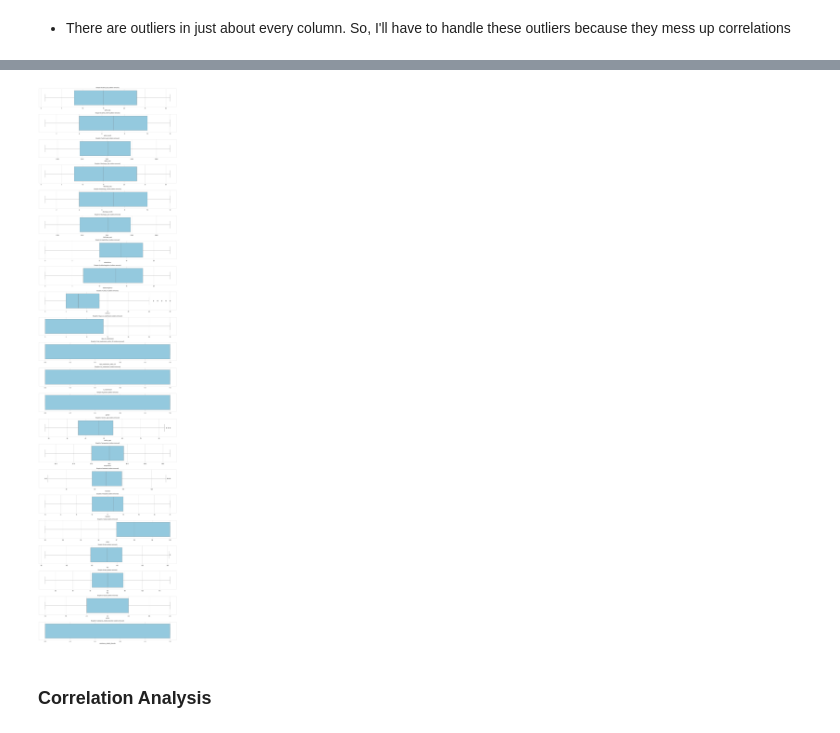
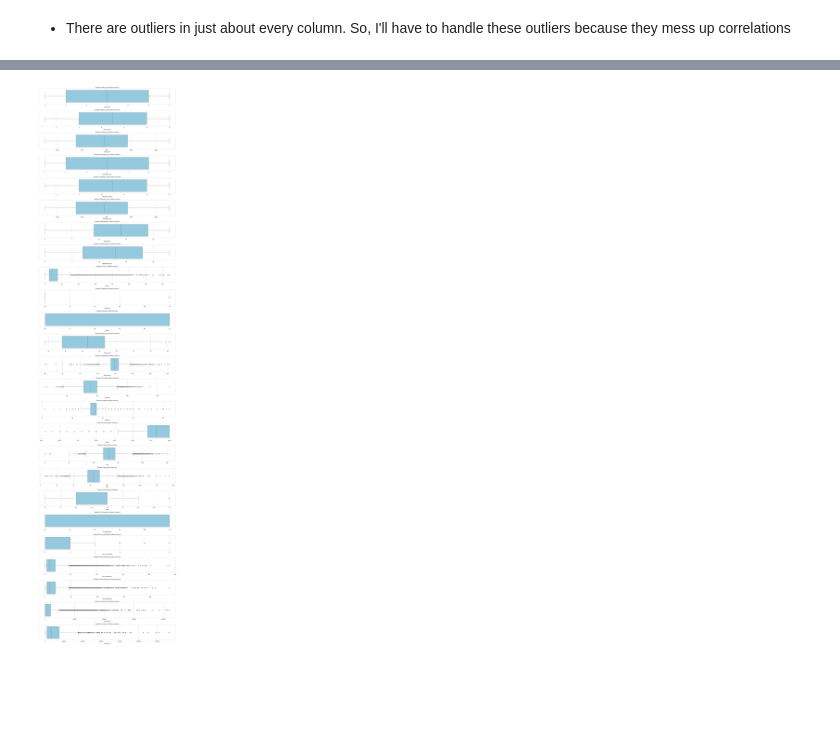
Before and after one commit to leetheoiv/Readmission-Risk-Prediction, a Jupyter notebook: Substance_Abuse_ML_Model.ipynb, the cells around one changed output, grey strips where cells are left out. Cells and saved outputs as stored; diff of their text form; code cells hidden in the pictures; blank space fills up the shorter version.

Commit message:
Currently working on data preprocessing: - Transforming Columns - Building a Pipeline

```diff
--- a/Substance_Abuse_ML_Model.ipynb
+++ b/Substance_Abuse_ML_Model.ipynb
@@ -338,2 +403,24 @@ df_cleaned = df.merge(comorbities,how='left',on=['subject_id','stay_id'])
 # %%
 # create a binary variable to indiciate whether a patient LWBS or was treated prior to leaving the facility
+dispositions = ['ELOPED','LEFT AGAINST MEDICAL ADVICE','LEFT WITHOUT BEING SEEN']
+train_df_cleaned['disposition'] = train_df_cleaned['disposition'].apply(lambda x: 1 if x in dispositions else 0 )
+# %%
+# Create a frequencies dataframe per visit for patient diagnosis
+diagnosis_dict = defaultdict(lambda: 0, train_df_cleaned['icd_title'].value_counts().to_dict())
+
+# Replace diagnosis with their frequency
+train_df_cleaned['icd_title'] =  train_df_cleaned['icd_title'].map(diagnosis_dict)
+train_df_cleaned.rename(columns={'icd_title':'icd_freq_id'},inplace=True)
+
+# Create a dataframe of the sum of frequencies per visit for icd diagnosis
+icd_freq_id = train_df_cleaned.groupby(['stay_id'])['icd_freq_id'].sum().reset_index()
+
+# Drop the old med freq id and drop duplicates
+train_df_cleaned.drop(columns=['icd_freq_id'],inplace=True)
+train_df_cleaned.drop_duplicates(inplace=True)
+
+# merge the sum of frequiences per visit back to original dataframes
+train_df_cleaned = train_df_cleaned.merge(icd_freq_id,how='left',on=['stay_id'])
+# %%
+# Drop unecessary columns
+train_df_cleaned.drop(['age_group','race_group','race'],inplace=True,axis=1)
@@ -357,13 +456,13 @@ df_cleaned.describe()
 # %%
 # Create Boxplots to identify Outliers
 # Filter numeric columns
-numeric_cols = df.drop(['subject_id','stay_id','hadm_id','readmit_stay_id'],axis=1).select_dtypes(include=['int64', 'Int64', 'float64']).columns
+numeric_cols = train_df_cleaned.drop(['subject_id','stay_id','hadm_id','readmit_stay_id'],axis=1).select_dtypes(include=['int64', 'Int64', 'float64']).columns
 
 # Set up the plot grid
 plt.figure(figsize=(15, 60))
 for i, col in enumerate(numeric_cols, 1):
     plt.subplot(len(numeric_cols), 1, i)
-    sns.boxplot(x=df[col])
+    sns.boxplot(x=train_df_cleaned[col])
     plt.title(f'Boxplot of {col}', fontsize=10)
     plt.tight_layout()
 
@@ -373,25 +488,29 @@ plt.show()
 # %%
 # use basic IQR method to remove outliers
-df_cleaned = df.copy()
+train_df_outliers_removed = train_df_cleaned.copy()
+
+train_df_outliers_removed.drop([
+    'is_married','Black/African','American Indian/Alask Native', 'Portueguese', 'Cuban', 'Puerto Rican',
+    'African American', 'Unknown', 'Hispanic or Latino', 'Honduran', '90s','80s', '70s', '60s', '50s', '40s', '30s', '20s', '10s'
+],axis=1,inplace=True)
+numeric_cols = train_df_outliers_removed.drop(['subject_id','stay_id','hadm_id','readmit_stay_id'],axis=1).select_dtypes(include=['int64', 'Int64', 'float64']).columns
 # Apply IQR filtering
 for col in numeric_cols:
-    Q1 = df_cleaned[col].quantile(0.25)
-    Q3 = df_cleaned[col].quantile(0.75)
+    Q1 = train_df_outliers_removed[col].quantile(0.01)
+    Q3 = train_df_outliers_removed[col].quantile(0.99)
     IQR = Q3 - Q1
     lower_bound = Q1 - 1.5 * IQR
     upper_bound = Q3 + 1.5 * IQR
-    df_cleaned = df_cleaned[(df_cleaned[col] >= lower_bound) & (df_cleaned[col] <= upper_bound)]
+    train_df_outliers_removed = train_df_outliers_removed[(train_df_outliers_removed[col] >= lower_bound) & (train_df_outliers_removed[col] <= upper_bound)]
 
 # Plot boxplots for the cleaned data
 plt.figure(figsize=(15, 60))
 for i, col in enumerate(numeric_cols, 1):
     plt.subplot(len(numeric_cols), 1, i)
-    sns.boxplot(x=df_cleaned[col], color='skyblue')
+    sns.boxplot(x=train_df_outliers_removed[col], color='skyblue')
     plt.title(f'Boxplot of {col} (outliers removed)', fontsize=10)
     plt.tight_layout()
 
 plt.show()
 # %% [output]
-[figure, old version]
+[figure, new version]
-# %% [markdown]
-### Correlation Analysis
```
Also changed, not shown: parts of 38 cells of this notebook.
